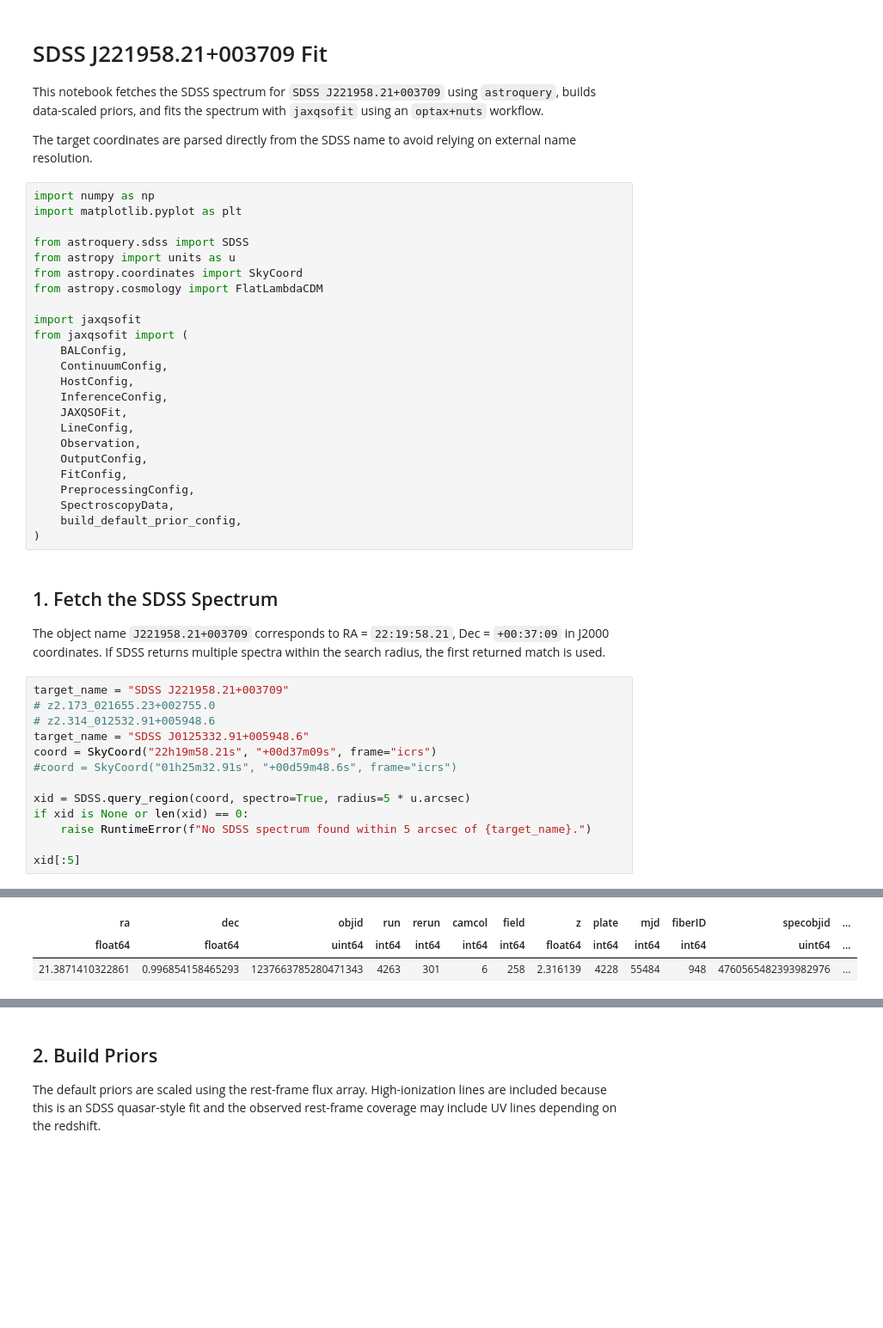
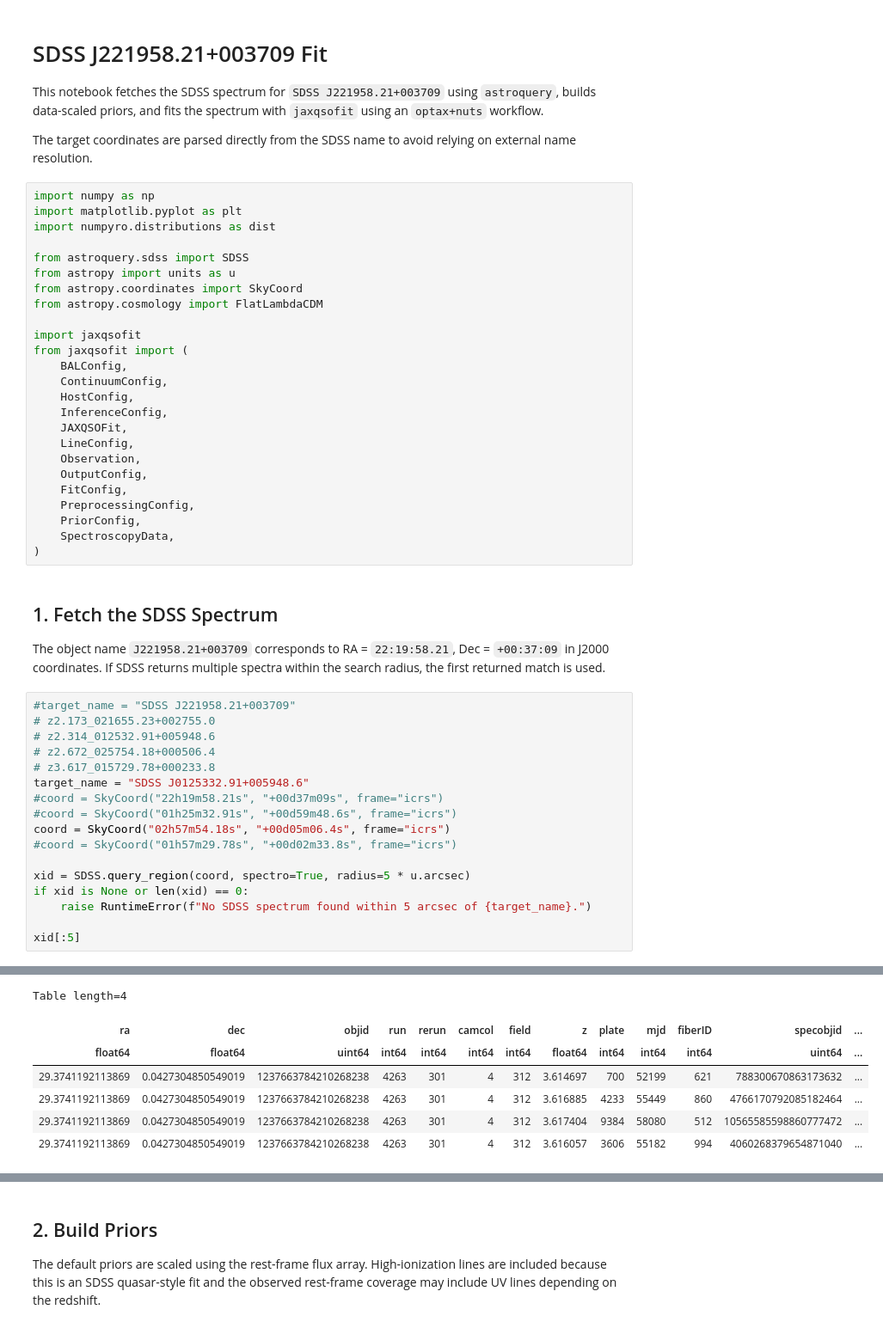
Before and after one commit to burke86/jaxqsofit, a Jupyter notebook: notebooks/08_sdss_j221958_fit.ipynb, the cells around one changed output, grey strips where cells are left out. Shown at 86% size. Saved outputs shown, nothing was run; the diff lists cells and outputs as text; blank space fills up the shorter version.

```diff
--- a/notebooks/08_sdss_j221958_fit.ipynb
+++ b/notebooks/08_sdss_j221958_fit.ipynb
@@ -7,6 +7,7 @@ The target coordinates are parsed directly from the SDSS name to avoid relying o
 # %%
 import numpy as np
 import matplotlib.pyplot as plt
+import numpyro.distributions as dist
 
 from astroquery.sdss import SDSS
 from astropy import units as u
@@ -25,20 +26,24 @@ from jaxqsofit import (
     OutputConfig,
     FitConfig,
     PreprocessingConfig,
+    PriorConfig,
     SpectroscopyData,
-    build_default_prior_config,
 )
 # %% [markdown]
 ## 1. Fetch the SDSS Spectrum
 
 The object name `J221958.21+003709` corresponds to RA = `22:19:58.21`, Dec = `+00:37:09` in J2000 coordinates. If SDSS returns multiple spectra within the search radius, the first returned match is used.
 # %%
-target_name = "SDSS J221958.21+003709"
+#target_name = "SDSS J221958.21+003709"
 # z2.173_021655.23+002755.0
 # z2.314_012532.91+005948.6
+# z2.672_025754.18+000506.4
+# z3.617_015729.78+000233.8
 target_name = "SDSS J0125332.91+005948.6"
-coord = SkyCoord("22h19m58.21s", "+00d37m09s", frame="icrs")
+#coord = SkyCoord("22h19m58.21s", "+00d37m09s", frame="icrs")
 #coord = SkyCoord("01h25m32.91s", "+00d59m48.6s", frame="icrs")
+coord = SkyCoord("02h57m54.18s", "+00d05m06.4s", frame="icrs")
+#coord = SkyCoord("01h57m29.78s", "+00d02m33.8s", frame="icrs")
 
 xid = SDSS.query_region(coord, spectro=True, radius=5 * u.arcsec)
 if xid is None or len(xid) == 0:
@@ -50,6 +55,10 @@ Table length=1
+Table length=4
 | ra | dec | objid | run | rerun | camcol | field | z | plate | mjd | fiberID | specobjid | ... |
 | float64 | float64 | uint64 | int64 | int64 | int64 | int64 | float64 | int64 | int64 | int64 | uint64 | ... |
-| 21.3871410322861 | 0.996854158465293 | 1237663785280471343 | 4263 | 301 | 6 | 258 | 2.316139 | 4228 | 55484 | 948 | 4760565482393982976 | ... |
+| 29.3741192113869 | 0.0427304850549019 | 1237663784210268238 | 4263 | 301 | 4 | 312 | 3.614697 | 700 | 52199 | 621 | 788300670863173632 | ... |
+| 29.3741192113869 | 0.0427304850549019 | 1237663784210268238 | 4263 | 301 | 4 | 312 | 3.616885 | 4233 | 55449 | 860 | 4766170792085182464 | ... |
+| 29.3741192113869 | 0.0427304850549019 | 1237663784210268238 | 4263 | 301 | 4 | 312 | 3.617404 | 9384 | 58080 | 512 | 10565585598860777472 | ... |
+| 29.3741192113869 | 0.0427304850549019 | 1237663784210268238 | 4263 | 301 | 4 | 312 | 3.616057 | 3606 | 55182 | 994 | 4060268379654871040 | ... |
 # %%
 sp = SDSS.get_spectra(matches=xid[:1])[0]
 
```
Also changed, not shown: parts of 11 cells of this notebook, 6 other files.
